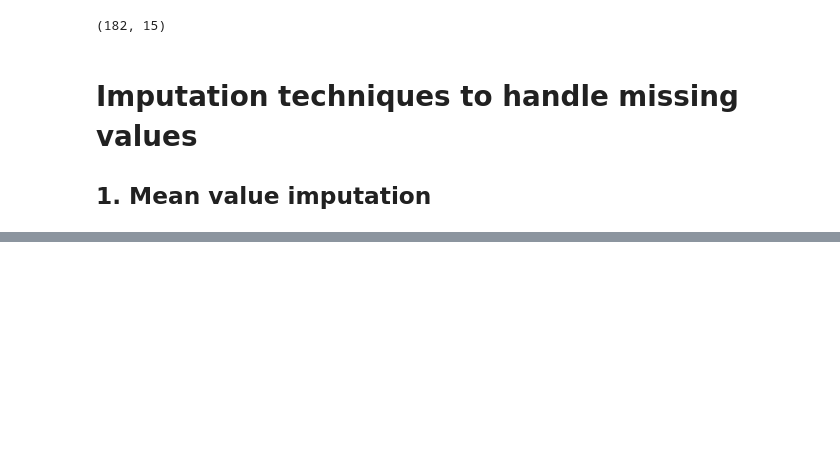
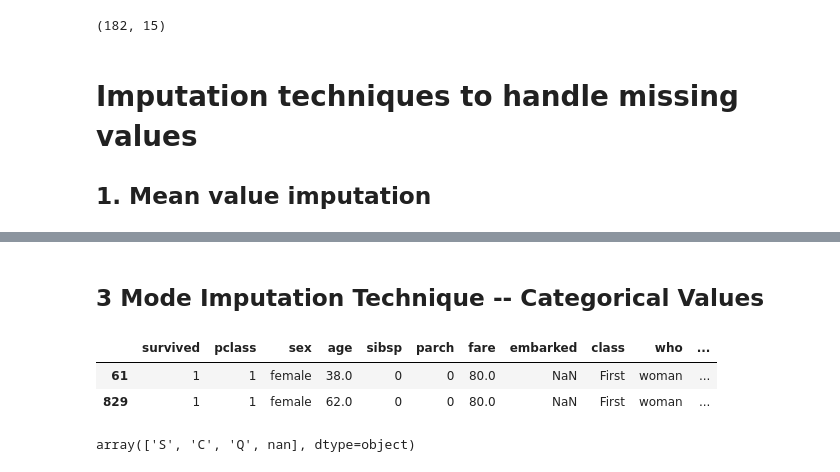
Before and after one commit to devarifkhan/machine_learning_and_deep_learning_and_nlp, a Jupyter notebook: Feature Engineering/handling missing values code.ipynb, the cells around one changed output, grey strips where cells are left out. Saved outputs shown, nothing was run; the diff lists cells and outputs as text; code cells hidden in the pictures; blank space fills up the shorter version.

```diff
--- a/Feature Engineering/handling missing values code.ipynb
+++ b/Feature Engineering/handling missing values code.ipynb
@@ -46,0 +93,12 @@ df.dropna().shape
+# %% [markdown]
+## 3 Mode Imputation Technique -- Categorical Values
+# %%
+df[df['embarked'].isnull()]
+# %% [output]
+|  | survived | pclass | sex | age | sibsp | parch | fare | embarked | class | who | ... |
+| 61 | 1 | 1 | female | 38.0 | 0 | 0 | 80.0 | NaN | First | woman | ... |
+| 829 | 1 | 1 | female | 62.0 | 0 | 0 | 80.0 | NaN | First | woman | ... |
+# %%
+df['embarked'].unique()
+# %% [output]
+array(['S', 'C', 'Q', nan], dtype=object)
```
Also changed, not shown: parts of 8 cells of this notebook.
